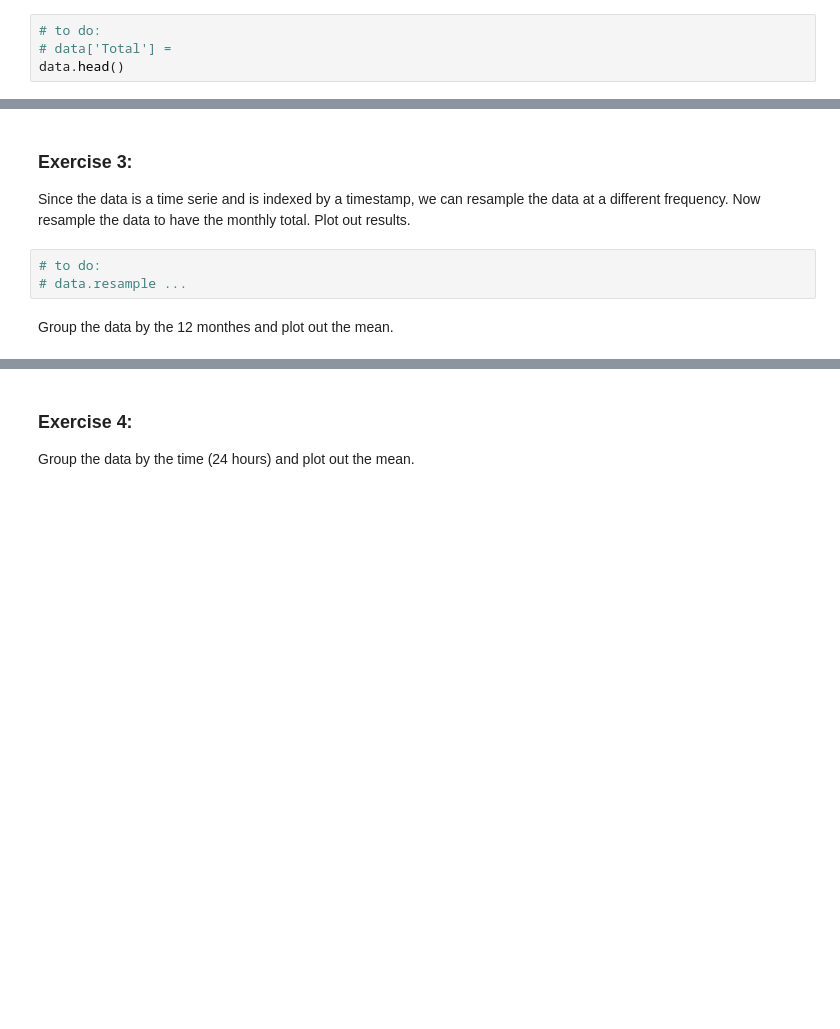
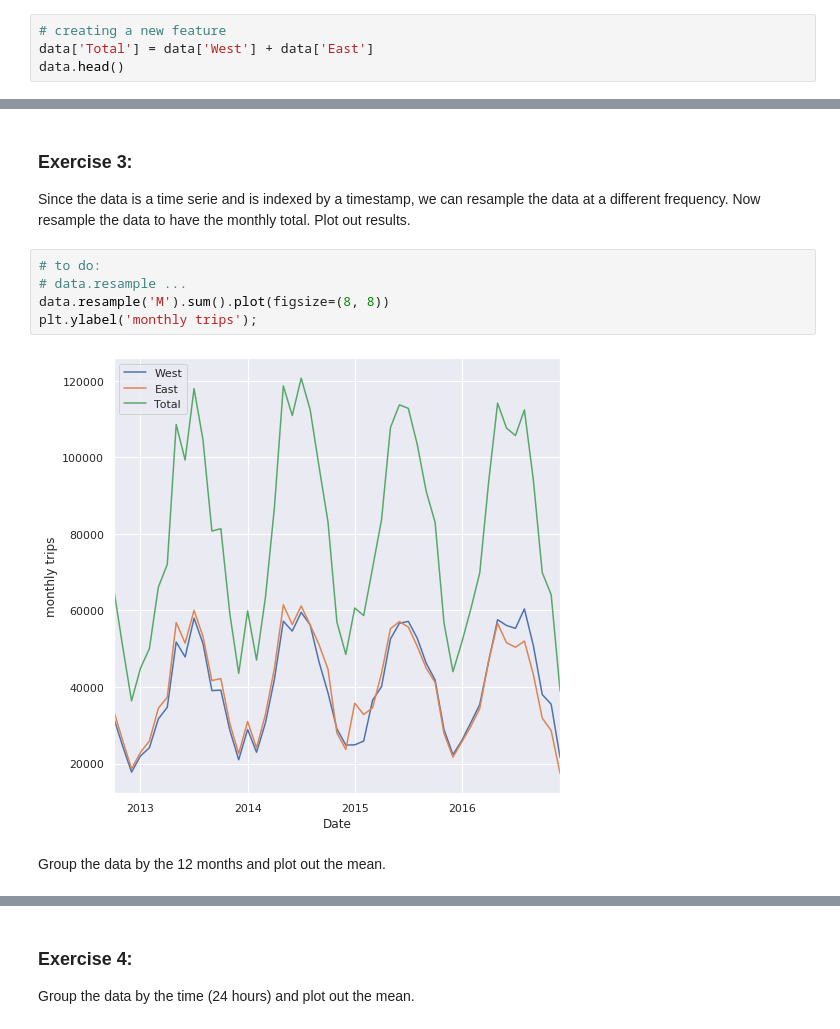
Before and after one commit to shravani96v/comp840-ML, a Jupyter notebook: materials/week11/SeattleBike0.ipynb, the cells around one changed output, grey strips where cells are left out. Cells and saved outputs as stored; diff of their text form; blank space fills up the shorter version.

```diff
--- a/materials/week11/SeattleBike0.ipynb
+++ b/materials/week11/SeattleBike0.ipynb
@@ -36,6 +54,6 @@ data.fillna(0, inplace=True)
 
 Add a new column of total which is the sum of east and west bike count.
 # %%
-# to do:
-# data['Total'] =
+# creating a new feature
+data['Total'] = data['West'] + data['East']
 data.head()
@@ -61,6 +89,10 @@ Since the data is a time serie and is indexed by a timestamp, we can resample th
 # %%
 # to do:
 # data.resample ...
+data.resample('M').sum().plot(figsize=(8, 8))
+plt.ylabel('monthly trips');
+# %% [output]
+[figure, added]
 # %% [markdown]
-Group the data by the 12 monthes and plot out the mean.
+Group the data by the 12 months and plot out the mean.
 # %%
```
Also changed, not shown: parts of 39 cells of this notebook, 6 other files.
